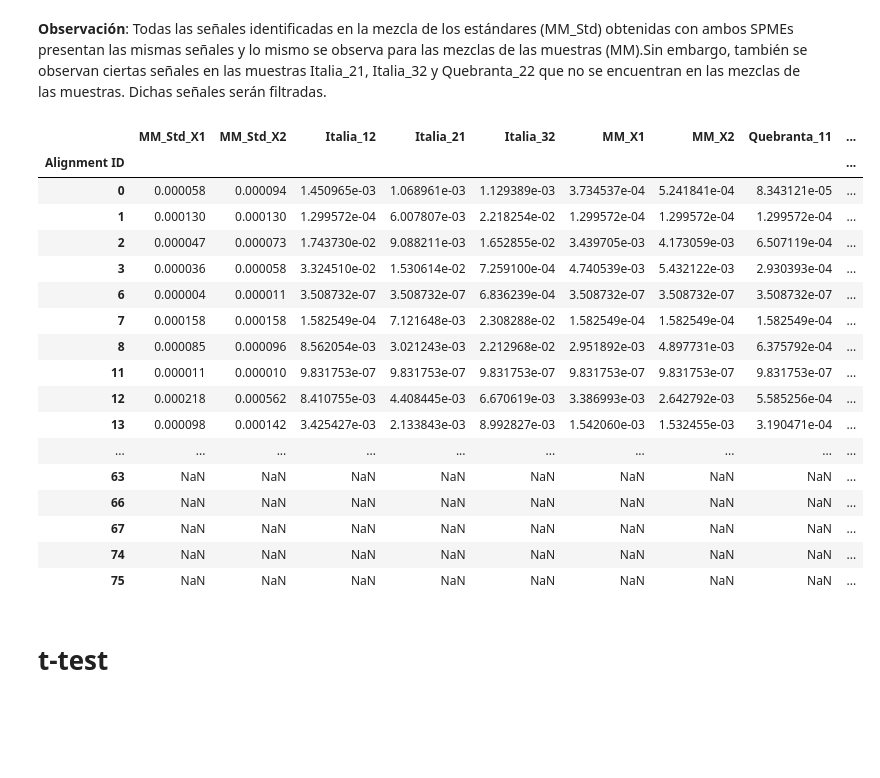
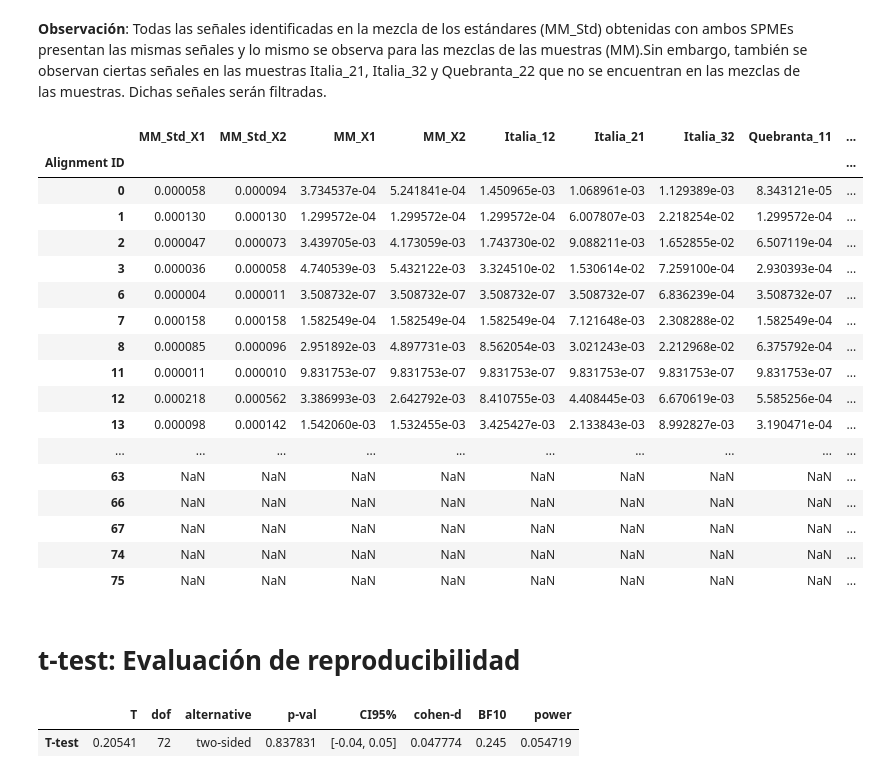
Before and after one commit to Lab-Instrumental-2023-2/MS-DataMining-Processing, a Jupyter notebook: Procesamiento_de_datos.ipynb, the cells around one changed output. Saved outputs shown, nothing was run; the diff lists cells and outputs as text; code cells hidden in the pictures; blank space fills up the shorter version.

```diff
--- a/Procesamiento_de_datos.ipynb
+++ b/Procesamiento_de_datos.ipynb
@@ -274,0 +260,4 @@ data_sig.iloc[:,range(2,11)]
+# %%
+#DataFrame con las señales significativas de cada muestra
+data_sig = data_sig[['MM_Std_X1','MM_Std_X2','MM_X1','MM_X2','Italia_12','Italia_21','Italia_32','Quebranta_11','Quebranta_22']]
+data_sig
@@ -277,26 +285,26 @@ data_sig.iloc[:,range(2,11)]
 # %%
 #Se están manteniendo solo las filas que contengan tanto valores en las muestras como en los estándares
 data_sig['Italia_12']=data_sig[data_sig['Italia_12']*0 == data_sig['MM_X1'][0:79]*0]['Italia_12']
 data_sig['Italia_21']=data_sig[data_sig['Italia_21']*0 == data_sig['MM_X1'][0:79]*0]['Italia_21']
 data_sig['Italia_32']=data_sig[data_sig['Italia_32']*0 == data_sig['MM_X1'][0:79]*0]['Italia_32']
 data_sig['Quebranta_22']=data_sig[data_sig['Quebranta_22']*0 == data_sig['MM_X1'][0:79]*0]['Quebranta_22']
 
 
 #Resultado:
-data_sig.iloc[:,range(2,11)]
+data_sig
 # %% [output]
-|  | MM_Std_X1 | MM_Std_X2 | Italia_12 | Italia_21 | Italia_32 | MM_X1 | MM_X2 | Quebranta_11 | ... |
+|  | MM_Std_X1 | MM_Std_X2 | MM_X1 | MM_X2 | Italia_12 | Italia_21 | Italia_32 | Quebranta_11 | ... |
 | Alignment ID |  |  |  |  |  |  |  |  | ... |
-| 0 | 0.000058 | 0.000094 | 1.450965e-03 | 1.068961e-03 | 1.129389e-03 | 3.734537e-04 | 5.241841e-04 | 8.343121e-05 | ... |
-| 1 | 0.000130 | 0.000130 | 1.299572e-04 | 6.007807e-03 | 2.218254e-02 | 1.299572e-04 | 1.299572e-04 | 1.299572e-04 | ... |
-| 2 | 0.000047 | 0.000073 | 1.743730e-02 | 9.088211e-03 | 1.652855e-02 | 3.439705e-03 | 4.173059e-03 | 6.507119e-04 | ... |
-| 3 | 0.000036 | 0.000058 | 3.324510e-02 | 1.530614e-02 | 7.259100e-04 | 4.740539e-03 | 5.432122e-03 | 2.930393e-04 | ... |
-| 6 | 0.000004 | 0.000011 | 3.508732e-07 | 3.508732e-07 | 6.836239e-04 | 3.508732e-07 | 3.508732e-07 | 3.508732e-07 | ... |
-| 7 | 0.000158 | 0.000158 | 1.582549e-04 | 7.121648e-03 | 2.308288e-02 | 1.582549e-04 | 1.582549e-04 | 1.582549e-04 | ... |
-| 8 | 0.000085 | 0.000096 | 8.562054e-03 | 3.021243e-03 | 2.212968e-02 | 2.951892e-03 | 4.897731e-03 | 6.375792e-04 | ... |
+| 0 | 0.000058 | 0.000094 | 3.734537e-04 | 5.241841e-04 | 1.450965e-03 | 1.068961e-03 | 1.129389e-03 | 8.343121e-05 | ... |
+| 1 | 0.000130 | 0.000130 | 1.299572e-04 | 1.299572e-04 | 1.299572e-04 | 6.007807e-03 | 2.218254e-02 | 1.299572e-04 | ... |
+| 2 | 0.000047 | 0.000073 | 3.439705e-03 | 4.173059e-03 | 1.743730e-02 | 9.088211e-03 | 1.652855e-02 | 6.507119e-04 | ... |
+| 3 | 0.000036 | 0.000058 | 4.740539e-03 | 5.432122e-03 | 3.324510e-02 | 1.530614e-02 | 7.259100e-04 | 2.930393e-04 | ... |
+| 6 | 0.000004 | 0.000011 | 3.508732e-07 | 3.508732e-07 | 3.508732e-07 | 3.508732e-07 | 6.836239e-04 | 3.508732e-07 | ... |
+| 7 | 0.000158 | 0.000158 | 1.582549e-04 | 1.582549e-04 | 1.582549e-04 | 7.121648e-03 | 2.308288e-02 | 1.582549e-04 | ... |
+| 8 | 0.000085 | 0.000096 | 2.951892e-03 | 4.897731e-03 | 8.562054e-03 | 3.021243e-03 | 2.212968e-02 | 6.375792e-04 | ... |
 | 11 | 0.000011 | 0.000010 | 9.831753e-07 | 9.831753e-07 | 9.831753e-07 | 9.831753e-07 | 9.831753e-07 | 9.831753e-07 | ... |
-| 12 | 0.000218 | 0.000562 | 8.410755e-03 | 4.408445e-03 | 6.670619e-03 | 3.386993e-03 | 2.642792e-03 | 5.585256e-04 | ... |
-| 13 | 0.000098 | 0.000142 | 3.425427e-03 | 2.133843e-03 | 8.992827e-03 | 1.542060e-03 | 1.532455e-03 | 3.190471e-04 | ... |
+| 12 | 0.000218 | 0.000562 | 3.386993e-03 | 2.642792e-03 | 8.410755e-03 | 4.408445e-03 | 6.670619e-03 | 5.585256e-04 | ... |
+| 13 | 0.000098 | 0.000142 | 1.542060e-03 | 1.532455e-03 | 3.425427e-03 | 2.133843e-03 | 8.992827e-03 | 3.190471e-04 | ... |
 | ... | ... | ... | ... | ... | ... | ... | ... | ... | ... |
 | 63 | NaN | NaN | NaN | NaN | NaN | NaN | NaN | NaN | ... |
 | 66 | NaN | NaN | NaN | NaN | NaN | NaN | NaN | NaN | ... |
@@ -304,4 +312,26 @@ data_sig.iloc[:,range(2,11)]
 | 74 | NaN | NaN | NaN | NaN | NaN | NaN | NaN | NaN | ... |
 | 75 | NaN | NaN | NaN | NaN | NaN | NaN | NaN | NaN | ... |
 # %% [markdown]
-# t-test
+# t-test: Evaluación de reproducibilidad
+# %%
+log10datos = data_sig.apply(lambda x: np.log10(x))
+nombres = {col:"log10("+str(col)+")" for col in data_sig.columns}
+log10datos = log10datos.rename(columns = nombres)
+log10datos
+
+# Test para datos independientes (p-value, intervalos de confianza)
+# ==============================================================================
+pg.ttest(x=data_sig.loc[:,'MM_Std_X1'], y=data_sig.loc[:,'MM_Std_X2'], alternative='two-sided', correction=False)
+pg.ttest(x=data_sig.loc[:,'MM_X1'], y=data_sig.loc[:,'MM_X2'], alternative='two-sided', correction=False)
+
+pg.ttest(x=data_sig.loc[:,'Italia_12'], y=data_sig.loc[:,'Italia_32'], alternative='two-sided', correction=False)
+pg.ttest(x=data_sig.loc[:,'Italia_12'], y=data_sig.loc[:,'Italia_21'], alternative='two-sided', correction=False)
+pg.ttest(x=data_sig.loc[:,'Italia_32'], y=data_sig.loc[:,'Italia_21'], alternative='two-sided', correction=False)
+
+pg.ttest(x=data_sig.loc[:,'Quebranta_11'], y=data_sig.loc[:,'Quebranta_22'], alternative='two-sided', correction=False)
+#pg.ttest(x=data.loc[:,'Italia_32'], y=data.loc[:,'Italia_21'], alternative='two-sided', correction=False)
+
+#===========================================================================================
+# %% [output]
+|  | T | dof | alternative | p-val | CI95% | cohen-d | BF10 | power |
+| T-test | 0.20541 | 72 | two-sided | 0.837831 | [-0.04, 0.05] | 0.047774 | 0.245 | 0.054719 |
```
Also changed, not shown: parts of 10 cells of this notebook.
